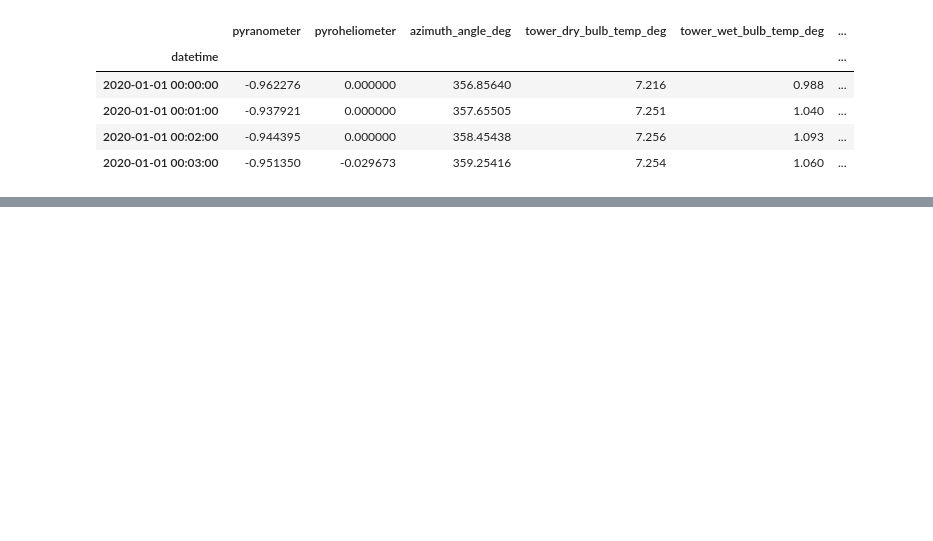
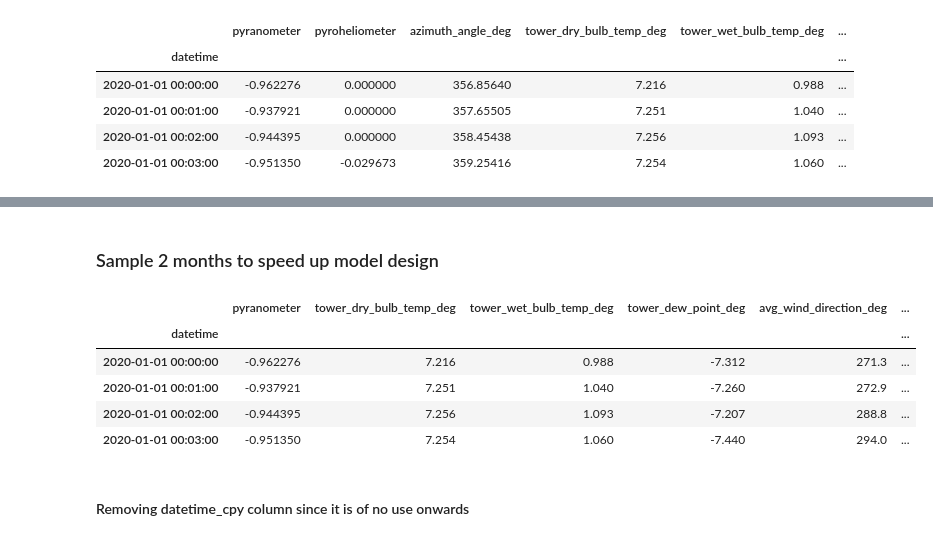
Before and after one commit to mrutyunjay17/solar-cloud-coverage-prediction, a Jupyter notebook: experiment_1.ipynb, the cells around one changed output, grey strips where cells are left out. Drawn from its saved outputs; the diff is of its cells as text; code cells hidden in the pictures; blank space fills up the shorter version.

```diff
--- a/experiment_1.ipynb
+++ b/experiment_1.ipynb
@@ -37,0 +83,14 @@ training_dataset = utility.series_to_supervised(weather_df_1day)
+# %% [markdown]
+### Sample 2 months to speed up model design
+# %%
+weather_df_jan_aug = pd.concat([weather_df[weather_df.datetime_cpy.dt.month == 1], weather_df[weather_df.datetime_cpy.dt.month == 8]], axis=0)
+weather_df_jan_aug.head(4)
+# %% [output]
+|  | pyranometer | tower_dry_bulb_temp_deg | tower_wet_bulb_temp_deg | tower_dew_point_deg | avg_wind_direction_deg | ... |
+| datetime |  |  |  |  |  | ... |
+| 2020-01-01 00:00:00 | -0.962276 | 7.216 | 0.988 | -7.312 | 271.3 | ... |
+| 2020-01-01 00:01:00 | -0.937921 | 7.251 | 1.040 | -7.260 | 272.9 | ... |
+| 2020-01-01 00:02:00 | -0.944395 | 7.256 | 1.093 | -7.207 | 288.8 | ... |
+| 2020-01-01 00:03:00 | -0.951350 | 7.254 | 1.060 | -7.440 | 294.0 | ... |
+# %% [markdown]
+#### Removing datetime_cpy column since it is of no use onwards
```
Also changed, not shown: parts of 34 cells of this notebook, 1 other file.
